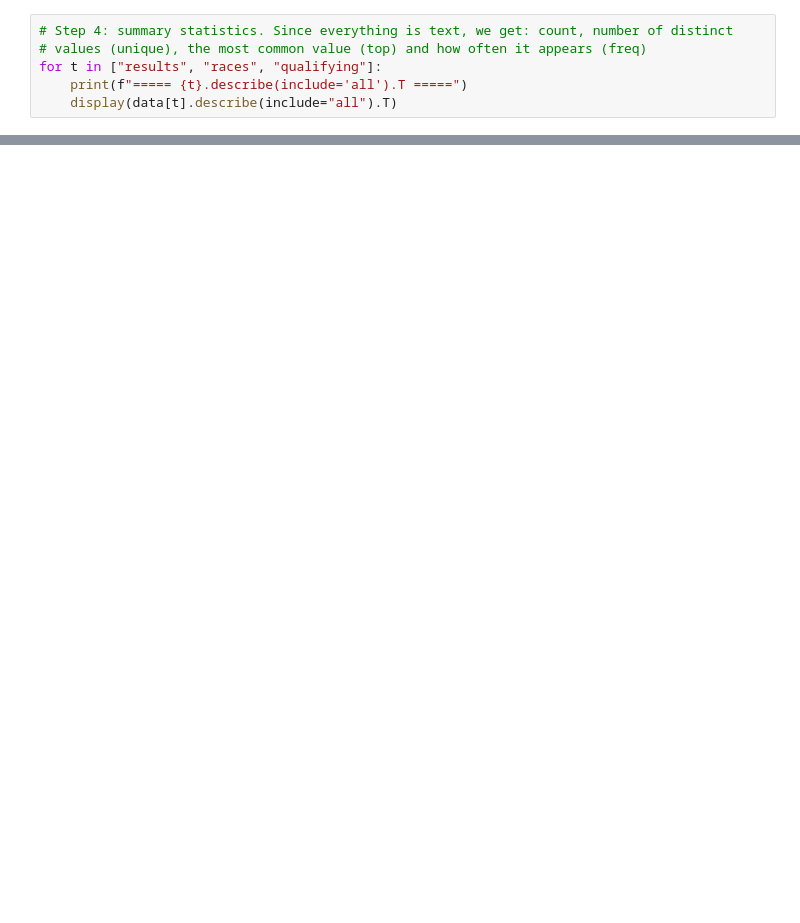
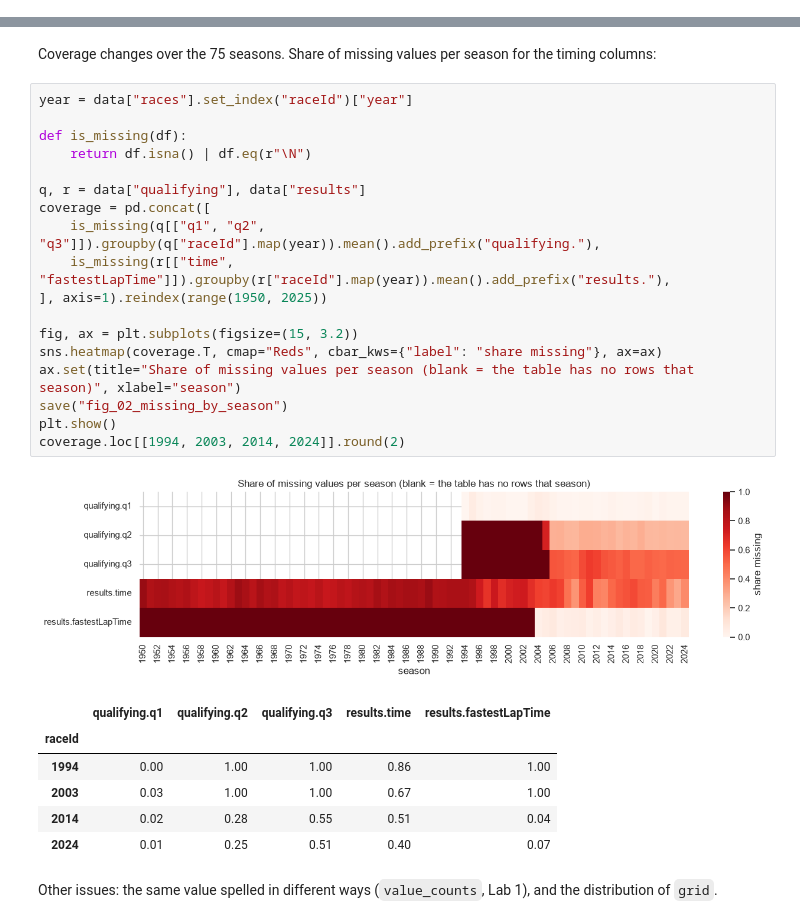
Before and after one commit to MohamedAyman04/f1-drivers, a Jupyter notebook: notebooks/f1_podium_prediction.ipynb, the cells around one changed output, grey strips where cells are left out. Saved outputs shown, nothing was run; the diff lists cells and outputs as text; blank space fills up the shorter version.

```diff
--- a/notebooks/f1_podium_prediction.ipynb
+++ b/notebooks/f1_podium_prediction.ipynb
@@ -312,6 +0,0 @@ memory usage: 1.0 MB
-# %%
-# Step 4: summary statistics. Since everything is text, we get: count, number of distinct
-# values (unique), the most common value (top) and how often it appears (freq)
-for t in ["results", "races", "qualifying"]:
-    print(f"===== {t}.describe(include='all').T =====")
-    display(data[t].describe(include="all").T)
@@ -3081,0 +229,30 @@ raw integrity OK: all 14 checksums match (Gate: raw files never modified)
+# %% [markdown]
+Coverage changes over the 75 seasons. Share of missing values per season for the timing columns:
+# %%
+year = data["races"].set_index("raceId")["year"]
+
+def is_missing(df):
+    return df.isna() | df.eq(r"\N")
+
+q, r = data["qualifying"], data["results"]
+coverage = pd.concat([
+    is_missing(q[["q1", "q2", "q3"]]).groupby(q["raceId"].map(year)).mean().add_prefix("qualifying."),
+    is_missing(r[["time", "fastestLapTime"]]).groupby(r["raceId"].map(year)).mean().add_prefix("results."),
+], axis=1).reindex(range(1950, 2025))
+
+fig, ax = plt.subplots(figsize=(15, 3.2))
+sns.heatmap(coverage.T, cmap="Reds", cbar_kws={"label": "share missing"}, ax=ax)
+ax.set(title="Share of missing values per season (blank = the table has no rows that season)", xlabel="season")
+save("fig_02_missing_by_season")
+plt.show()
+coverage.loc[[1994, 2003, 2014, 2024]].round(2)
+# %% [output]
+[figure, added]
+|  | qualifying.q1 | qualifying.q2 | qualifying.q3 | results.time | results.fastestLapTime |
+| raceId |  |  |  |  |  |
+| 1994 | 0.00 | 1.00 | 1.00 | 0.86 | 1.00 |
+| 2003 | 0.03 | 1.00 | 1.00 | 0.67 | 1.00 |
+| 2014 | 0.02 | 0.28 | 0.55 | 0.51 | 0.04 |
+| 2024 | 0.01 | 0.25 | 0.51 | 0.40 | 0.07 |
+# %% [markdown]
+Other issues: the same value spelled in different ways (`value_counts`, Lab 1), and the distribution of `grid`.
```
Also changed, not shown: parts of 217 cells of this notebook, 54 other files.
